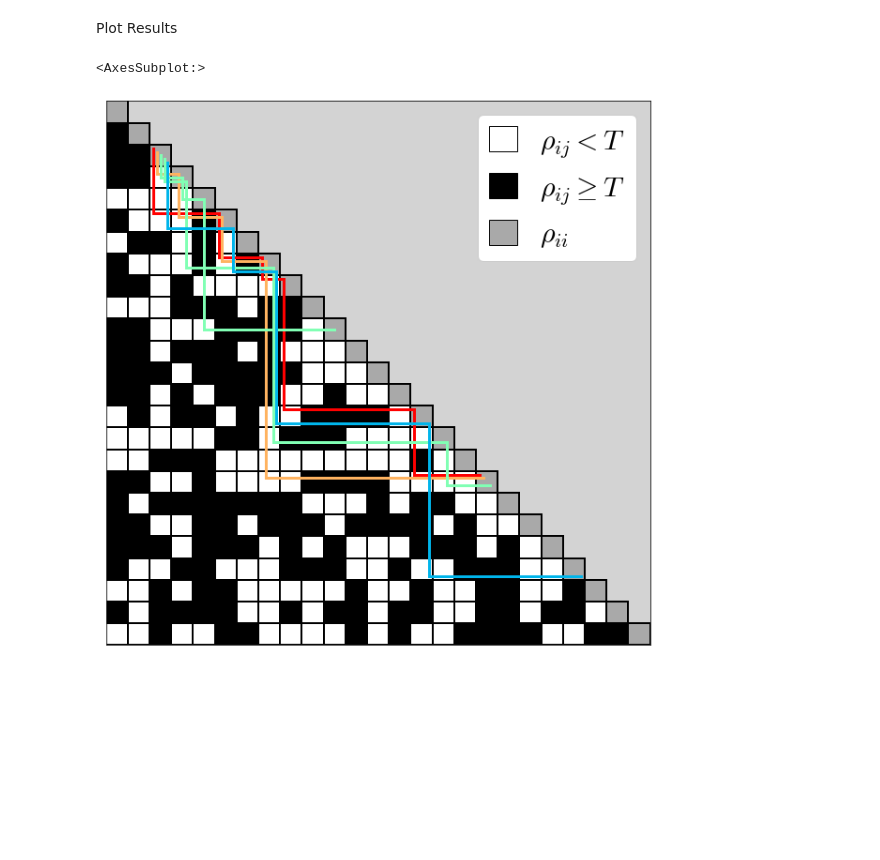
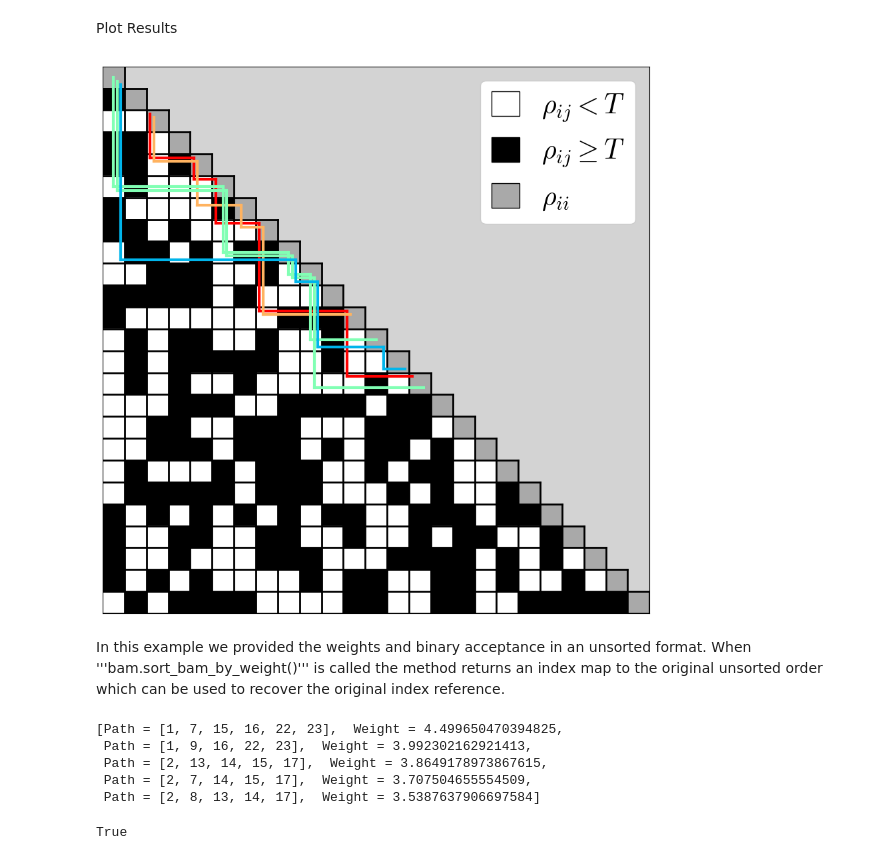
Before and after one commit to J-Yellen/PathFinder, a Jupyter notebook: path_test.ipynb, the cells around one changed output. Saved outputs shown, nothing was run; the diff lists cells and outputs as text; code cells hidden in the pictures; blank space fills up the shorter version.

Commit message:
add sort_by_weights method instructions, including re-mapping

```diff
--- a/path_test.ipynb
+++ b/path_test.ipynb
@@ -39,5 +39,7 @@ Without weights the "**find_paths**" method will return the longest paths as if
 # %%
-weights= np.sort(np.random.rand(N))[::-1]                                       # Generate pseudo weights (descending order)
-bam = pf.BinaryAcceptance(pseudo, weights=weights)                              # Provide pseudo BAM and Weights to BinaryAcceptance class
+#weights= np.sort(np.random.rand(N))[::-1]                                       # Generate pseudo weights (descending order)
+weights = np.random.rand(N)
+bam = pf.BinaryAcceptance(pseudo, weights=weights)
+index_map = bam.sort_bam_by_weight()                           # Provide pseudo BAM and Weights to BinaryAcceptance class
 plot_results.plot(bam)                                                          # Plot the BAM
 # %% [output]
@@ -78,7 +90,21 @@ Path comparison:   True
 # %% [markdown]
 Plot Results
 # %%
-plot_results.plot(bam, whdfs)
+axis = plot_results.plot(bam, whdfs)
 # %% [output]
-<AxesSubplot:>
-[figure, old version]
+[figure, new version]
+# %% [markdown]
+In this example we provided the weights and binary acceptance in an unsorted format. When '''bam.sort_bam_by_weight()''' is called the method returns an index map to the original unsorted order which can be used to recover the original index reference.
+# %%
+result_map = whdfs.remap_path(index_map)
+result_map
+# %% [output]
+[Path = [1, 7, 15, 16, 22, 23],  Weight = 4.499650470394825,
+ Path = [1, 9, 16, 22, 23],  Weight = 3.992302162921413,
+ Path = [2, 13, 14, 15, 17],  Weight = 3.8649178973867615,
+ Path = [2, 7, 14, 15, 17],  Weight = 3.707504655554509,
+ Path = [2, 8, 13, 14, 17],  Weight = 3.5387637906697584]
+# %%
+result_map ==  hdfs.remap_path(index_map)
+# %% [output]
+True
```
Also changed, not shown: parts of 8 cells of this notebook.
